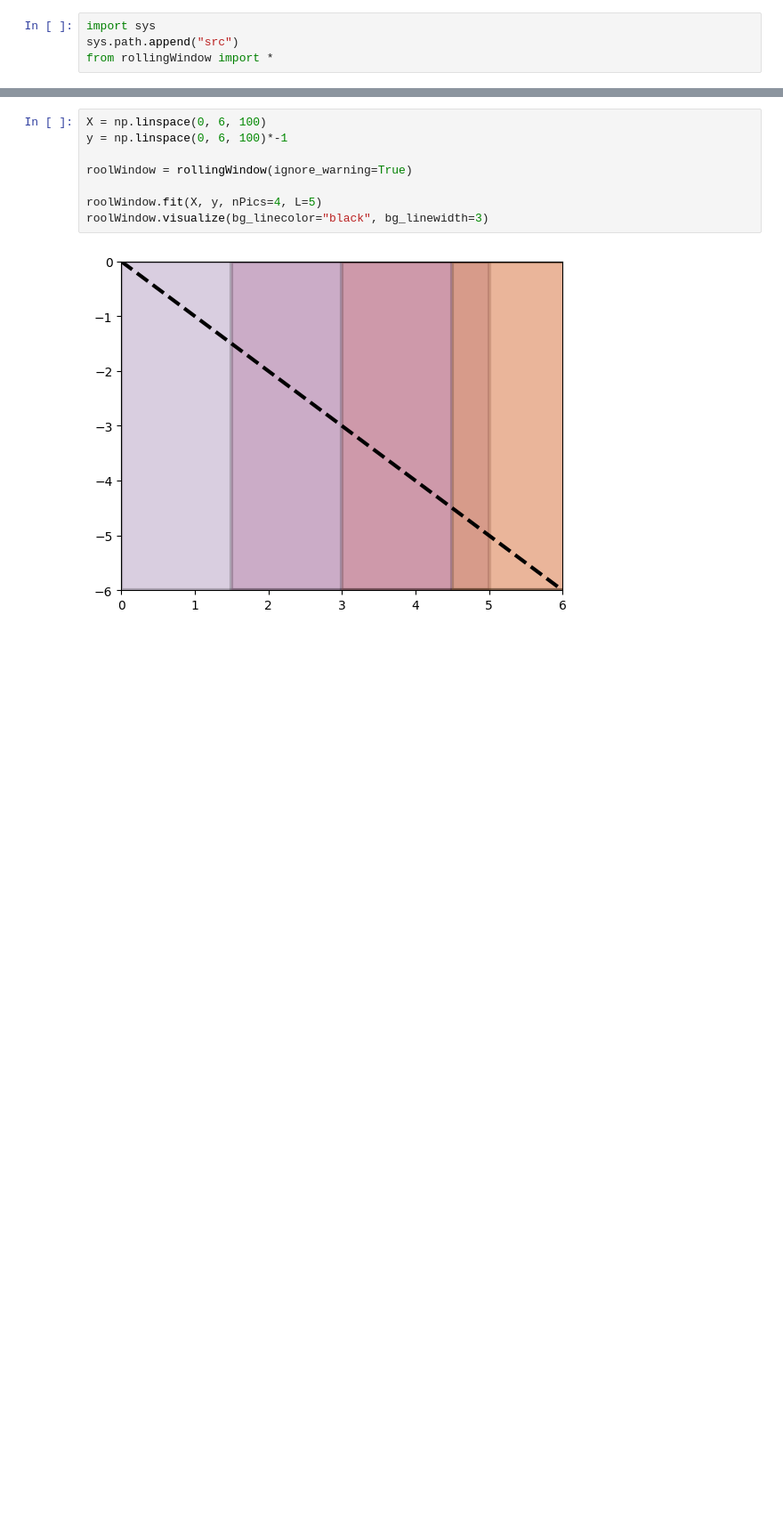
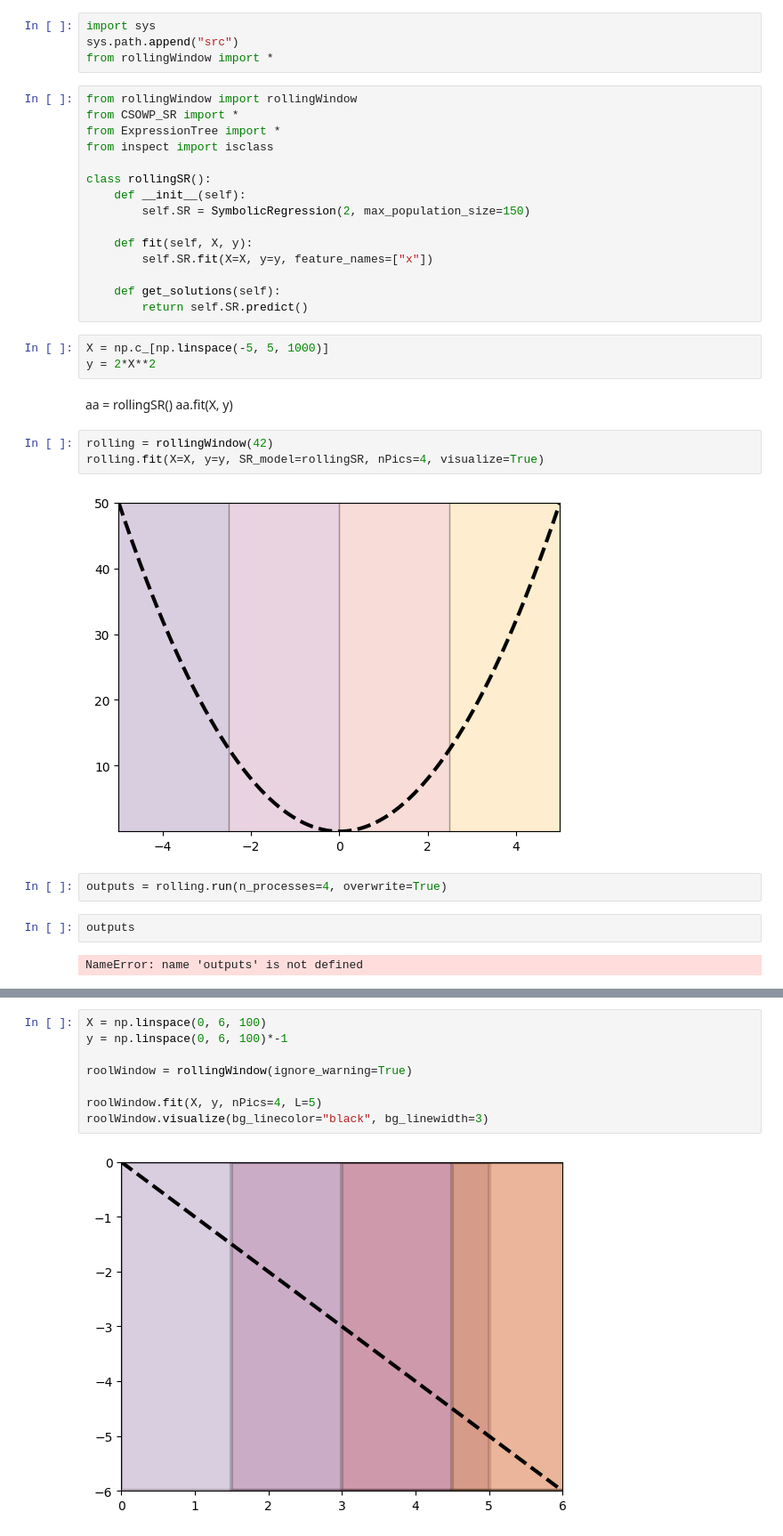
Before and after one commit to Guilherme-Ataliba/Rooling_window-Versatus, a Jupyter notebook: janela_movel.ipynb, the cells around one changed output, grey strips where cells are left out. Shown at 89% size. Drawn from its saved outputs; the diff is of its cells as text; blank space fills up the shorter version.

Commit message:
updated rollingWindow to accept any SR method

```diff
--- a/janela_movel.ipynb
+++ b/janela_movel.ipynb
@@ -2,3 +2,35 @@
 import sys
 sys.path.append("src")
 from rollingWindow import *
+# %%
+from rollingWindow import rollingWindow
+from CSOWP_SR import *
+from ExpressionTree import *
+from inspect import isclass
+
+class rollingSR():
+    def __init__(self):
+        self.SR = SymbolicRegression(2, max_population_size=150)
+
+    def fit(self, X, y):
+        self.SR.fit(X=X, y=y, feature_names=["x"])
+
+    def get_solutions(self):
+        return self.SR.predict()
+# %%
+X = np.c_[np.linspace(-5, 5, 1000)]
+y = 2*X**2
+# %% [markdown]
+aa = rollingSR()
+aa.fit(X, y)
+# %%
+rolling = rollingWindow(42)
+rolling.fit(X=X, y=y, SR_model=rollingSR, nPics=4, visualize=True)
+# %% [output]
+[figure, added]
+# %%
+outputs = rolling.run(n_processes=4, overwrite=True)
+# %%
+outputs
+# %% [output]
+NameError: name 'outputs' is not defined
```
Also changed, not shown: parts of 4 cells of this notebook, 7 other files.
